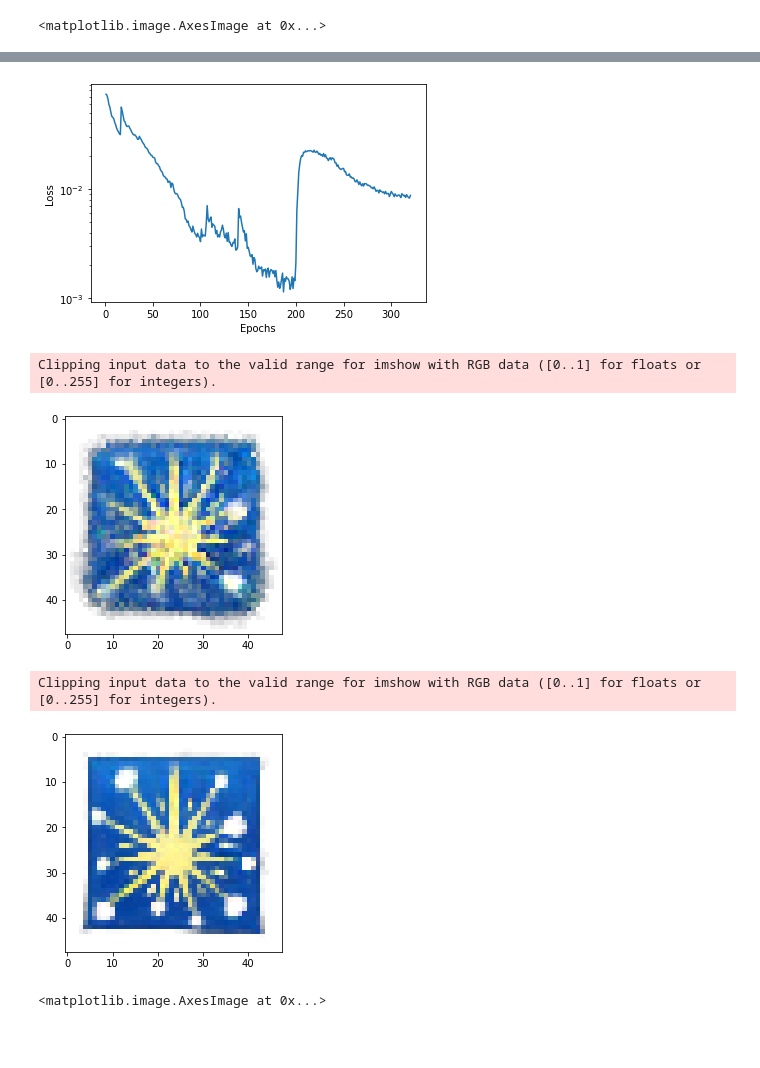
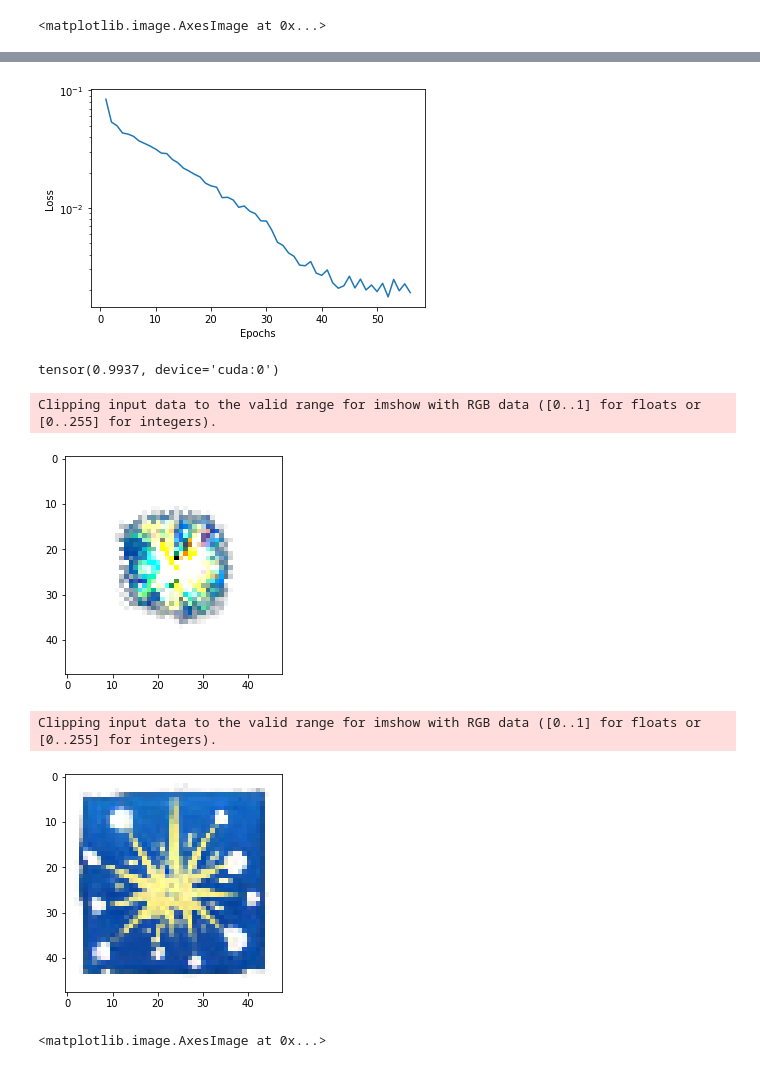
Before and after one commit to LetteraUnica/neural_cellular_automata, a Jupyter notebook: pytorch_ca/perturbation_CA.ipynb, the cells around one changed output, grey strips where cells are left out. Cells and saved outputs as stored; diff of their text form; code cells hidden in the pictures; blank space fills up the shorter version.

Commit message:
Rewritten perturbationCA.ipynb

```diff
--- a/pytorch_ca/perturbation_CA.ipynb
+++ b/pytorch_ca/perturbation_CA.ipynb
@@ -80,10 +47,6 @@ Successfully loaded model!
 # %%
 growing = NeuralCA().to(device)
-folder = "Pretrained_models/"
+folder = "Pretrained_models/firework/Classical_NCAs/"
 growing.load(folder + "firework_growing.pt")
-
-persist, regen = NeuralCA(device=device), NeuralCA(device=device)
-persist.load("Pretrained_models/firework_persistent.pt")
-regen.load("Pretrained_models/firework_regenerating.pt")
 # %% [output]
 Successfully loaded model!
@@ -91,0 +53,8 @@ Successfully loaded model!
+# %%
+new_CA = NeuralCA(device=device)
+new_CA.load(folder + "firework_growing.pt")
+
+L_perturbation = NCADistance(growing, new_CA)
+L_target = NCALoss(pad(target, TARGET_PADDING), alpha_channels=[3])
+
+criterion = CombinedLoss([L_perturbation, L_target], [ConstantWeight(0, constant=0.03), ConstantWeight(64)])
@@ -92,16 +63,12 @@ Successfully loaded model!
 # %%
-new_CA = NeuralCA(device=device)
-new_CA.load(folder + "firework_growing.pt")
-
 # Train the model
 for param in growing.parameters():
     param.requires_grad = False
 
 wandb.init(mode="disabled")
-optimizer = torch.optim.Adam(new_CA.parameters(), lr=1e-3)
-criterion = NCADistance(growing, new_CA, pad(target, TARGET_PADDING), l=0.03)
+optimizer = torch.optim.Adam(new_CA.parameters(), lr=2e-3)
 scheduler = torch.optim.lr_scheduler.MultiStepLR(optimizer, milestones=[40,80], gamma=0.3)
 
-new_CA.train_CA(optimizer, criterion, pool, n_epochs=120, skip_update=2,
-               scheduler=scheduler, kind="regenerating", skip_damage=2, batch_size=10)
+new_CA.train_CA(optimizer, criterion, pool, n_epochs=120, skip_update=4,
+               scheduler=scheduler, kind="persist", skip_damage=2, batch_size=10)
 # %% [output]
@@ -110,20 +77,22 @@ avg loss: 0.00874817097450004
 # %%
 new_CA.plot_losses()
 # %% [output]
-[figure, old version]
+[figure, new version]
+# %%
+ruler.cosine_similarity(growing, new_CA)
+# %% [output]
+tensor(0.9937, device='cuda:0')
 # %%
-model = VirusCA(growing, new_CA, mutation_probability=1.)
-
 x = make_seed(1, 15, 48, 1, 3)
 
-x = new_CA.evolve(x.cuda(), 50)
+x = growing.evolve(x.cuda(), 20)
 
 imshow(x[0])
 
-imshow(model.evolve(x.cuda(), 123)[0].cpu())
+imshow(new_CA.evolve(x.cuda(), 300)[0].cpu())
 # %% [output]
 Clipping input data to the valid range for imshow with RGB data ([0..1] for floats or [0..255] for integers).
-[figure, old version]
+[figure, new version]
 Clipping input data to the valid range for imshow with RGB data ([0..1] for floats or [0..255] for integers).
-[figure, old version]
+[figure, new version]
 <matplotlib.image.AxesImage at 0x...>
```
Also changed, not shown: parts of 14 cells of this notebook, 1 other file.
